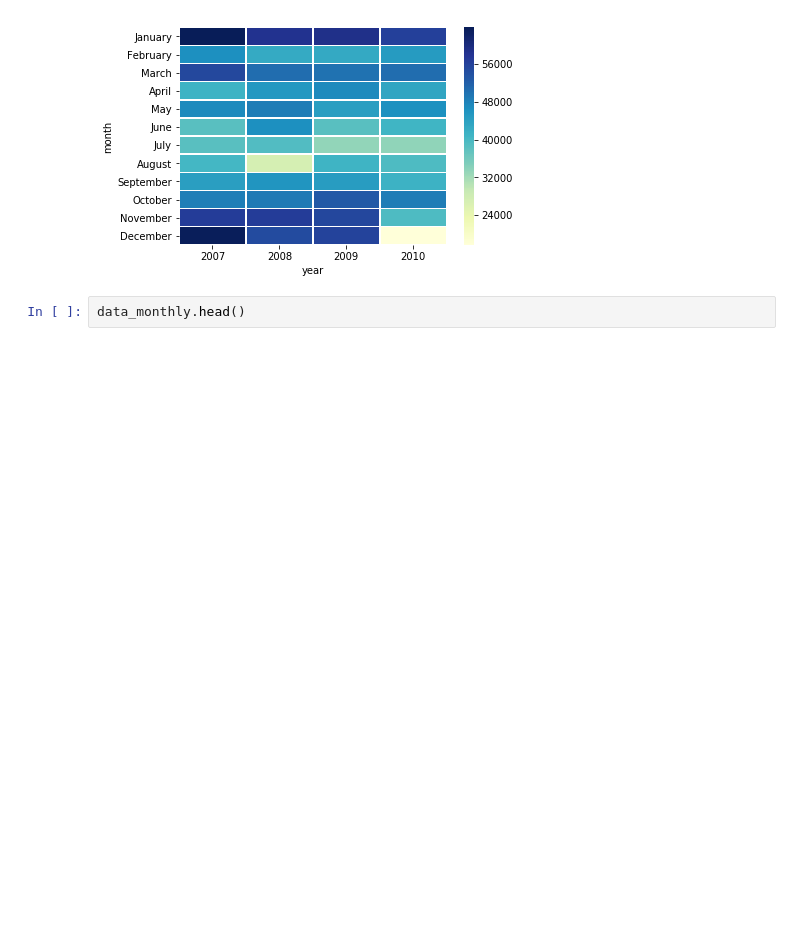
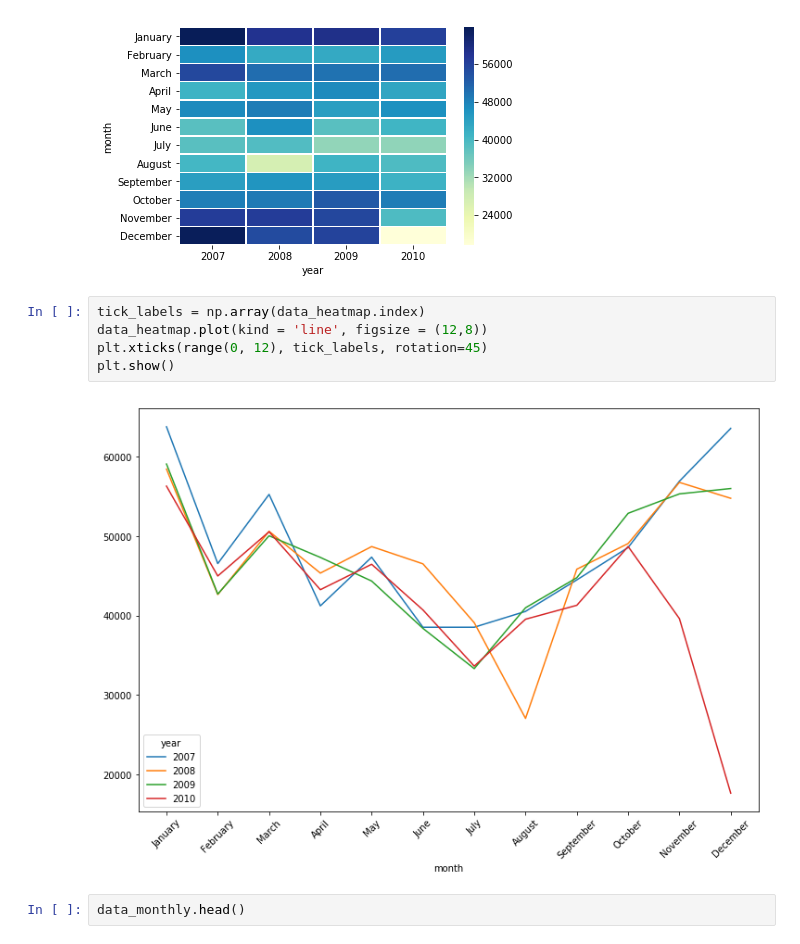
Before and after one commit to divya-nk/data-challenges, a Jupyter notebook: electricity_consumption_time_series_forecast.ipynb, the cells around one changed output. Saved outputs shown, nothing was run; the diff lists cells and outputs as text; blank space fills up the shorter version.

Commit message:
line chart over the years

```diff
--- a/electricity_consumption_time_series_forecast.ipynb
+++ b/electricity_consumption_time_series_forecast.ipynb
@@ -239,6 +239,13 @@ sns.heatmap(data_heatmap, linewidths=.5, cmap="YlGnBu")
 # %% [output]
 <matplotlib.axes._subplots.AxesSubplot at 0x...>
 [figure]
+# %%
+tick_labels = np.array(data_heatmap.index)
+data_heatmap.plot(kind = 'line', figsize = (12,8))
+plt.xticks(range(0, 12), tick_labels, rotation=45)
+plt.show()
+# %% [output]
+[figure, added]
 # %%
 data_monthly.head()
 # %% [output]
```
